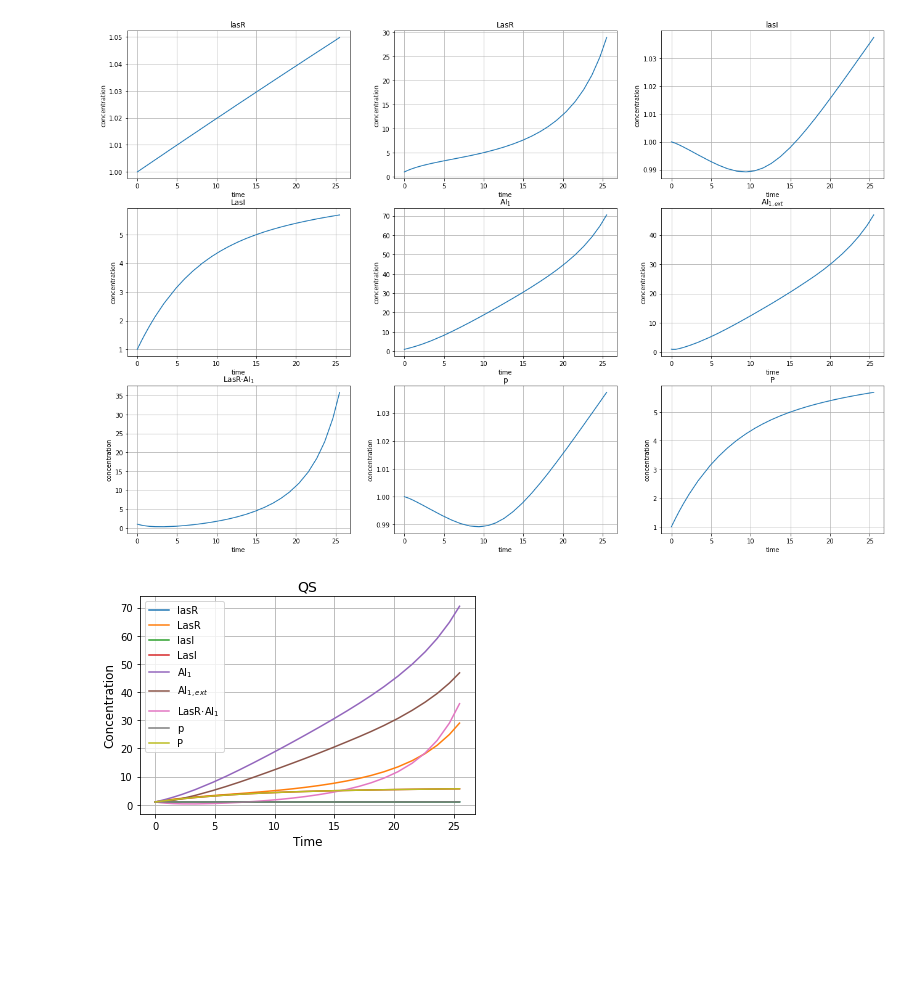
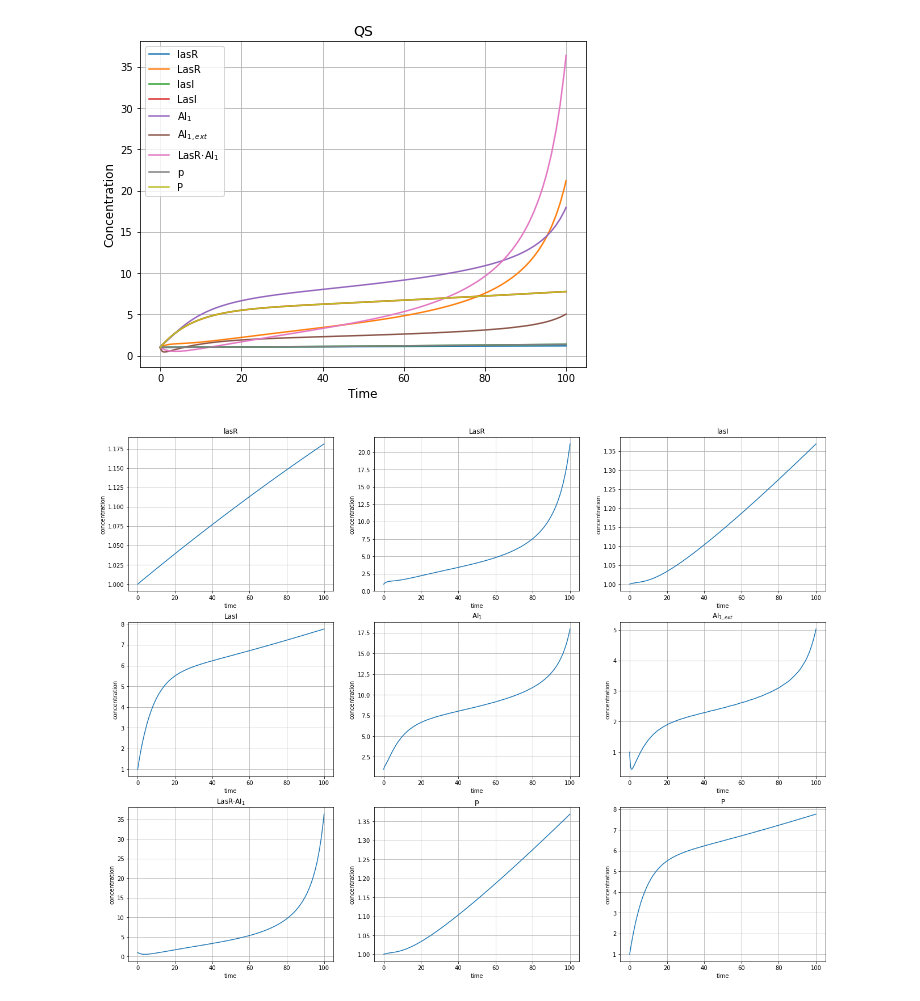
Before and after one commit to alejandrocs98/P-aeruginosa-qs, a Jupyter notebook: qs_deterministic.ipynb, the cells around one changed output. Drawn from its saved outputs; the diff is of its cells as text; code cells hidden in the pictures; blank space fills up the shorter version.

```diff
--- a/qs_deterministic.ipynb
+++ b/qs_deterministic.ipynb
@@ -10,29 +10,29 @@ def qs_deterministic_model(t, r):
 
     k_lasR = 0.004
     g_lasR = 0.002
-    k_LasR = 0.7
-    g_LasR = 0.15
+    k_LasR = 0.4
+    g_LasR = 0.35
     a_lasI = 0.00036
     b_lasI = 0.0058
-    K1 = 2.4
-    h1 = -2
-    g_lasI = 0.002
+    K1 = 1.2
+    h1 = -1.4
+    g_lasI = 0.001
     k_LasI = 0.7
     g_LasI = 0.12
-    k_AI1 = 0.8
-    g_AI1 = 0.02
-    k_LasRAI1 = 0.016
-    g_LasRAI1 = 0.40
+    k_AI1 = 1
+    g_AI1 = 0.3
+    k_LasRAI1 = 0.05
+    g_LasRAI1 = 0.14
     s_LasRAI1 = 0.25
-    d = 0.2
-    N = 10
-    d_away = 0.9
-    g_AI1_ext = 0.01
+    d = 0.8
+    N = 1
+    d_away = 1.2
+    g_AI1_ext = 0.8
     a_p = 0.00036
     b_p = 0.0058
-    K2 = 2.4
-    h2 = -2
-    g_p = 0.002
+    K2 = 1.2
+    h2 = -1.4
+    g_p = 0.001
     k_P = 0.7
     g_P = 0.12
 
@@ -58,9 +58,26 @@ LasRAI1 = 1
 p = 1
 P = 1
 
-qs_deterministic_dynamics = solve_ivp(qs_deterministic_model, [0, 25.5], [lasR, LasR, lasI, LasI, AI1, AI1_ext, LasRAI1, p, P])
+qs_deterministic_dynamics = solve_ivp(qs_deterministic_model, [0, 100], [lasR, LasR, lasI, LasI, AI1, AI1_ext, LasRAI1, p, P])
 
-plt.figure(figsize=(22,15))
+plt.figure(figsize=(8,6))
+plt.plot(qs_deterministic_dynamics.t, qs_deterministic_dynamics.y[0], label='lasR')
+plt.plot(qs_deterministic_dynamics.t, qs_deterministic_dynamics.y[1], label='LasR')
+plt.plot(qs_deterministic_dynamics.t, qs_deterministic_dynamics.y[2], label='lasI')
+plt.plot(qs_deterministic_dynamics.t, qs_deterministic_dynamics.y[3], label='LasI')
+plt.plot(qs_deterministic_dynamics.t, qs_deterministic_dynamics.y[4], label='AI$_1$')
+plt.plot(qs_deterministic_dynamics.t, qs_deterministic_dynamics.y[5], label='AI$_{1,ext}$')
+plt.plot(qs_deterministic_dynamics.t, qs_deterministic_dynamics.y[6], label='LasR$\cdot$AI$_1$')
+plt.plot(qs_deterministic_dynamics.t, qs_deterministic_dynamics.y[7], label='p')
+plt.plot(qs_deterministic_dynamics.t, qs_deterministic_dynamics.y[8], label='P')
+plt.grid()
+plt.legend(loc=0)
+plt.xlabel('Time', fontsize=12)
+plt.ylabel('Concentration', fontsize=12)
+plt.title('QS', fontsize=14)
+plt.show()
+
+plt.figure(figsize=(22,17))
 plt.subplot(3,3,1)
 plt.plot(qs_deterministic_dynamics.t, qs_deterministic_dynamics.y[0], label='lasR')
 plt.title('lasR')
@@ -90,48 +107,32 @@ plt.plot(qs_deterministic_dynamics.t, qs_deterministic_dynamics.y[4], label='AI$
 plt.title('AI$_1$')
 plt.xlabel('time')
 plt.ylabel('concentration')
 plt.grid()
 plt.subplot(3,3,6)
 plt.plot(qs_deterministic_dynamics.t, qs_deterministic_dynamics.y[5], label='AI$_{1,ext}$')
 plt.title('AI$_{1,ext}$')
 plt.xlabel('time')
 plt.ylabel('concentration')
 plt.grid()
 plt.subplot(3,3,7)
 plt.plot(qs_deterministic_dynamics.t, qs_deterministic_dynamics.y[6], label='LasR$\cdot$AI$_1$')
 plt.title('LasR$\cdot$AI$_1$')
 plt.xlabel('time')
 plt.ylabel('concentration')
 plt.grid()
 plt.subplot(3,3,8)
 plt.plot(qs_deterministic_dynamics.t, qs_deterministic_dynamics.y[7], label='p')
 plt.title('p')
 plt.xlabel('time')
 plt.ylabel('concentration')
 plt.grid()
 plt.subplot(3,3,9)
 plt.plot(qs_deterministic_dynamics.t, qs_deterministic_dynamics.y[8], label='P')
 plt.title('P')
 plt.xlabel('time')
 plt.ylabel('concentration')
 plt.grid()
 plt.show()
-
-plt.plot(qs_deterministic_dynamics.t, qs_deterministic_dynamics.y[0], label='lasR')
-plt.plot(qs_deterministic_dynamics.t, qs_deterministic_dynamics.y[1], label='LasR')
-plt.plot(qs_deterministic_dynamics.t, qs_deterministic_dynamics.y[2], label='lasI')
-plt.plot(qs_deterministic_dynamics.t, qs_deterministic_dynamics.y[3], label='LasI')
-plt.plot(qs_deterministic_dynamics.t, qs_deterministic_dynamics.y[4], label='AI$_1$')
-plt.plot(qs_deterministic_dynamics.t, qs_deterministic_dynamics.y[5], label='AI$_{1,ext}$')
-plt.plot(qs_deterministic_dynamics.t, qs_deterministic_dynamics.y[6], label='LasR$\cdot$AI$_1$')
-plt.plot(qs_deterministic_dynamics.t, qs_deterministic_dynamics.y[7], label='p')
-plt.plot(qs_deterministic_dynamics.t, qs_deterministic_dynamics.y[8], label='P')
-plt.grid()
-plt.legend(loc=0)
-plt.xlabel('Time', fontsize=12)
-plt.ylabel('Concentration', fontsize=12)
-plt.title('QS', fontsize=14)
-plt.show()
 # %% [output]
-[figure, old version]
+[figure, new version]
-[figure, old version]
+[figure, new version]
```
